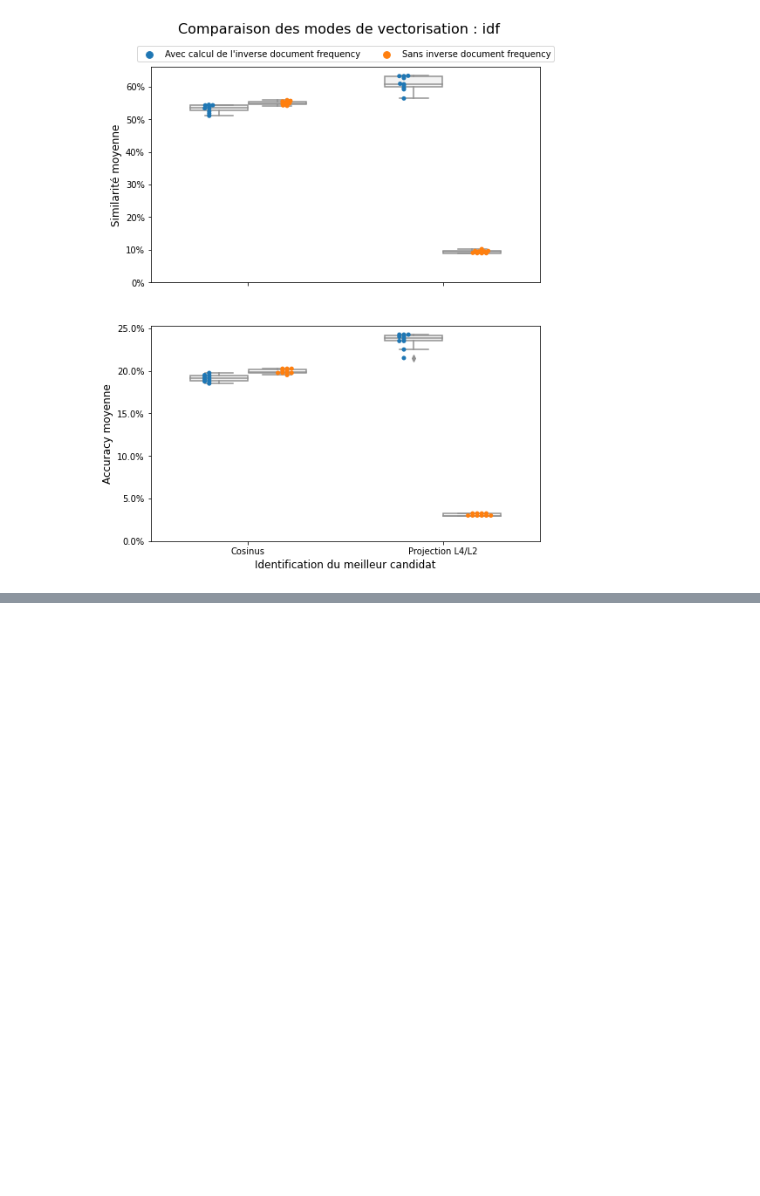
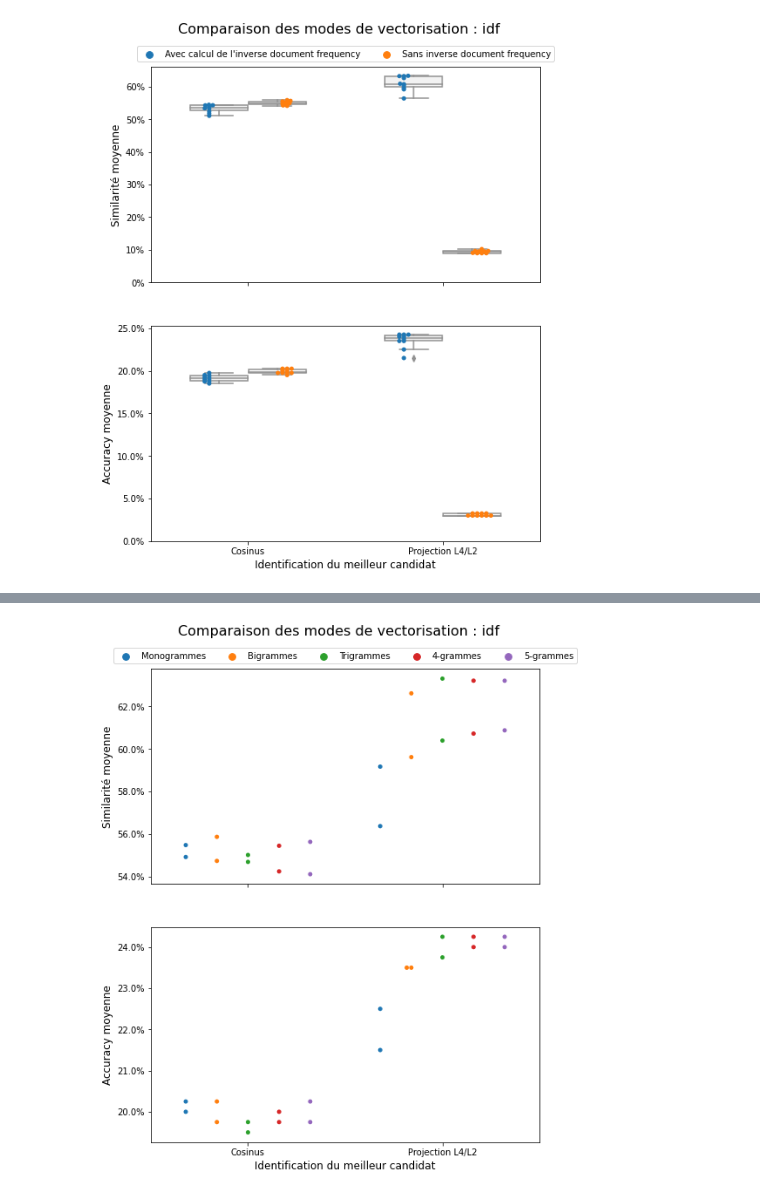
Before and after one commit to UltraDiuve/PIM-Recognizer, a Jupyter notebook: report/notebooks/model_tuning.ipynb, the cells around one changed output, grey strips where cells are left out. Drawn from its saved outputs; the diff is of its cells as text; code cells hidden in the pictures; blank space fills up the shorter version.

```diff
--- a/report/notebooks/model_tuning.ipynb
+++ b/report/notebooks/model_tuning.ipynb
@@ -1257,0 +1269,51 @@ fig.savefig(Path('..') / 'img' / 'tuning_idf.png', bbox_inches='tight')
+# %%
+fig, axs = plt.subplots(nrows= 2, figsize=(8,10), sharex=True)
+
+feats = ['mean_test_similarity', 'mean_test_accuracy']
+
+parms = {'data': result_df.loc[(result_df['run'] == 7) &
+                               ((result_df['similarity'] == 'cosine') & result_df['use_idf'] |
+                                (result_df['similarity'] == 'projection') & ~result_df['use_idf'])
+                              ],
+         'x': 'similarity',
+         'hue': 'ngram_range',
+        }
+
+for i, feature in enumerate(feats):
+    swarm = sns.swarmplot(**parms,
+                          y=feature,
+                          dodge=True,
+        #                   color='blue',
+                          ax=axs[i],
+                         )
+
+#     sns.boxplot(**parms,
+#                 y=feature,
+#                 ax=axs[i],
+#                 color='white',
+#                 width=.6,
+#                 )
+
+#     axs[i].set_ylim(0,)
+    axs[i].yaxis.set_major_formatter(mtick.PercentFormatter(xmax=1.))
+    axs[i].get_legend().remove()
+    axs[i].set_xlabel('')
+
+axs[1].set_xlabel('Identification du meilleur candidat', fontsize=12)
+axs[0].set_ylabel('Similarité moyenne', fontsize=12)
+axs[1].set_ylabel('Accuracy moyenne', fontsize=12)
+axs[1].set_xticklabels(['Cosinus', 'Projection L4/L2'])
+
+fig.legend(handles=axs[0].get_legend_handles_labels()[0][:],
+           labels=['Monogrammes', 'Bigrammes', 'Trigrammes', '4-grammes', '5-grammes'],
+           loc='center',
+           ncol=5,
+           bbox_to_anchor=(0, 1, 1, 0.12),
+           bbox_transform=axs[0].transAxes,
+          )
+
+fig.suptitle('Comparaison des modes de vectorisation : idf', fontsize=16, y=.95)
+
+fig.savefig(Path('..') / 'img' / 'tuning_ngrams.png', bbox_inches='tight')
+# %% [output]
+[figure, added]
```
Also changed, not shown: parts of 2 cells of this notebook, 2 other files.
